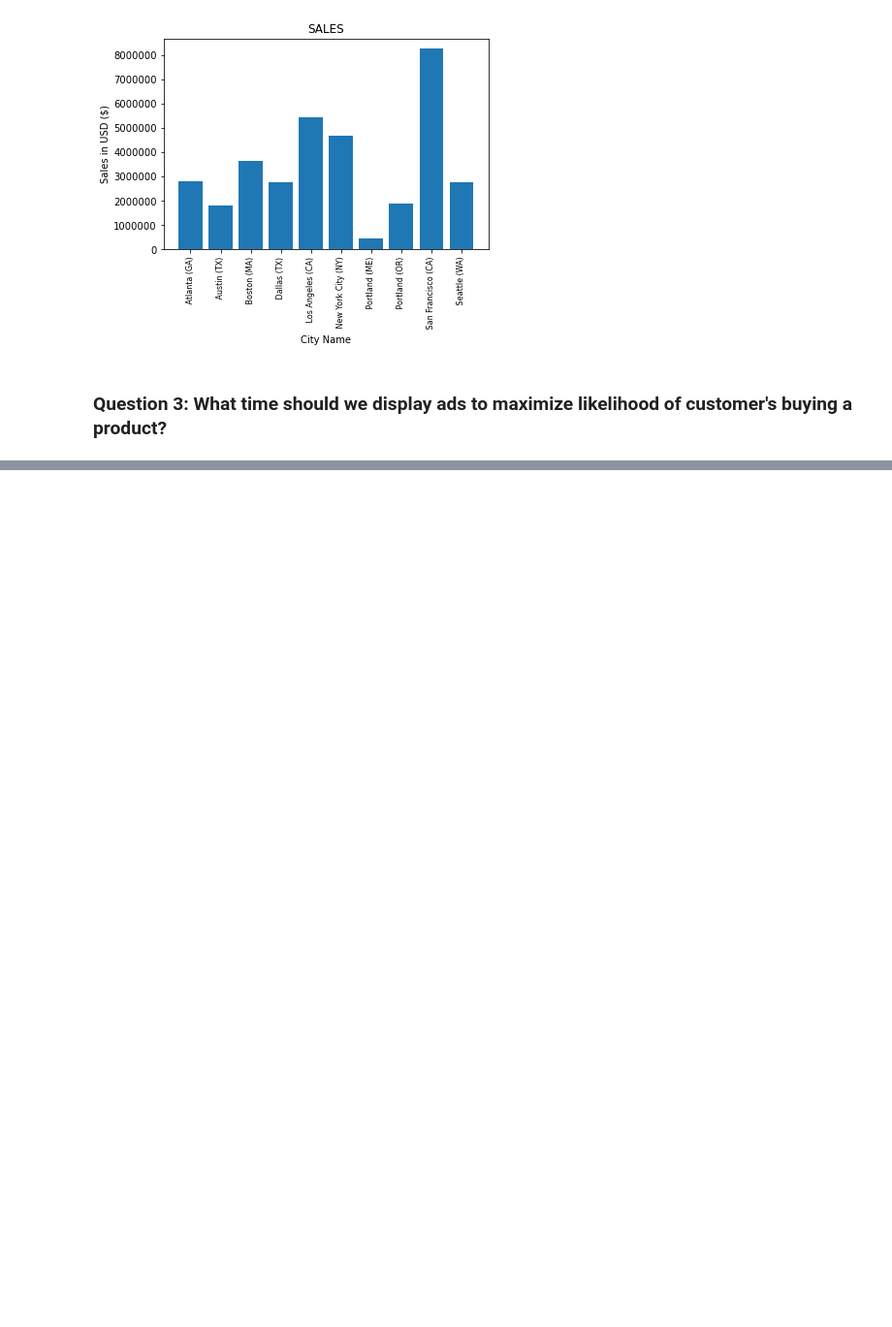
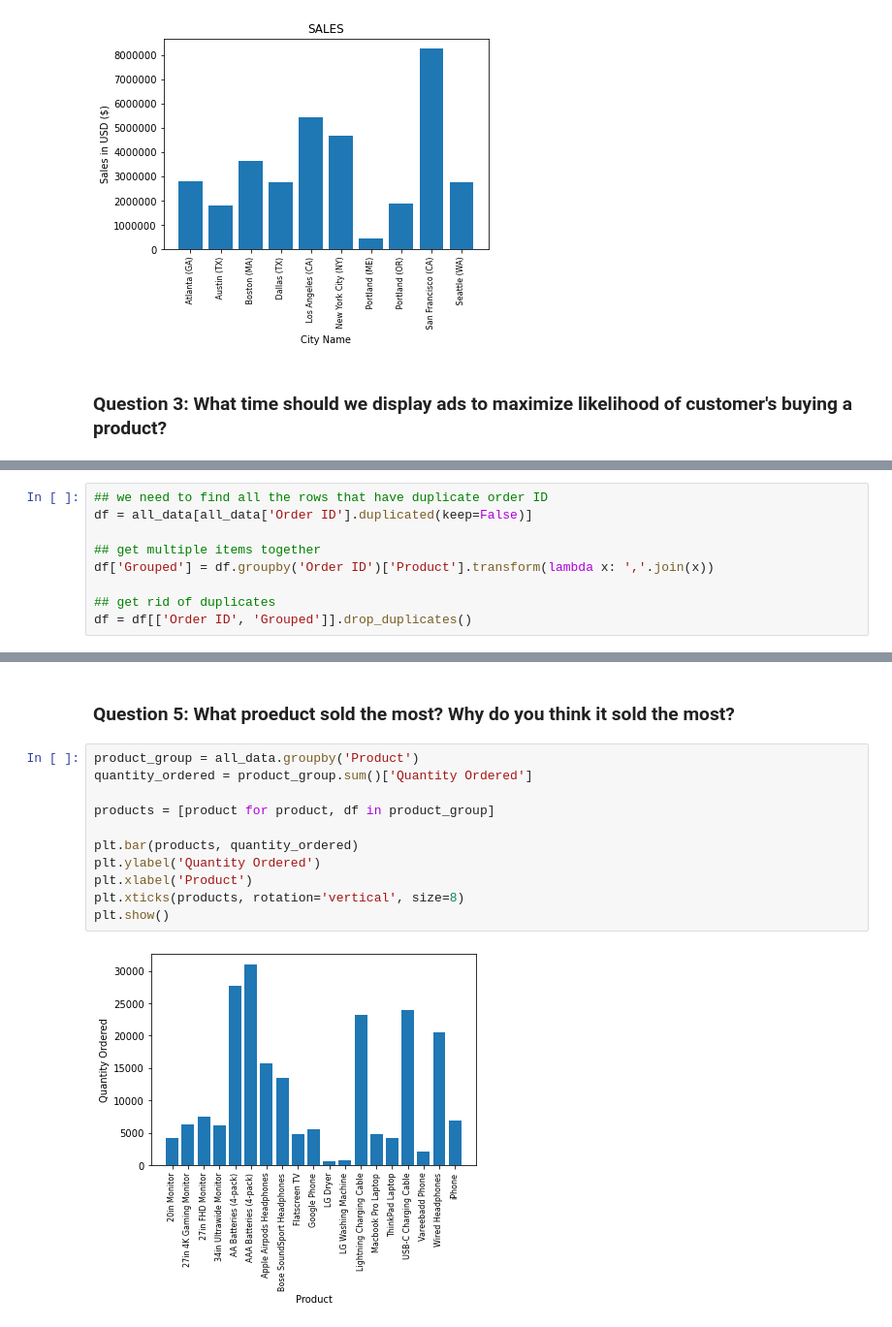
Before and after one commit to scottgall/pandas-analysis-practice, a Jupyter notebook: Analysis.ipynb, the cells around one changed output, grey strips where cells are left out. Shown at 97% size. Saved outputs shown, nothing was run; the diff lists cells and outputs as text; blank space fills up the shorter version.

```diff
--- a/Analysis.ipynb
+++ b/Analysis.ipynb
@@ -181,0 +188,9 @@ plt.show()
+# %%
+## we need to find all the rows that have duplicate order ID
+df = all_data[all_data['Order ID'].duplicated(keep=False)]
+
+## get multiple items together
+df['Grouped'] = df.groupby('Order ID')['Product'].transform(lambda x: ','.join(x))
+
+## get rid of duplicates
+df = df[['Order ID', 'Grouped']].drop_duplicates()
@@ -181,0 +243,15 @@ plt.show()
+# %% [markdown]
+### Question 5: What proeduct sold the most? Why do you think it sold the most?
+# %%
+product_group = all_data.groupby('Product')
+quantity_ordered = product_group.sum()['Quantity Ordered']
+
+products = [product for product, df in product_group]
+
+plt.bar(products, quantity_ordered)
+plt.ylabel('Quantity Ordered')
+plt.xlabel('Product')
+plt.xticks(products, rotation='vertical', size=8)
+plt.show()
+# %% [output]
+[figure, added]
```
Also changed, not shown: parts of 5 cells of this notebook.
